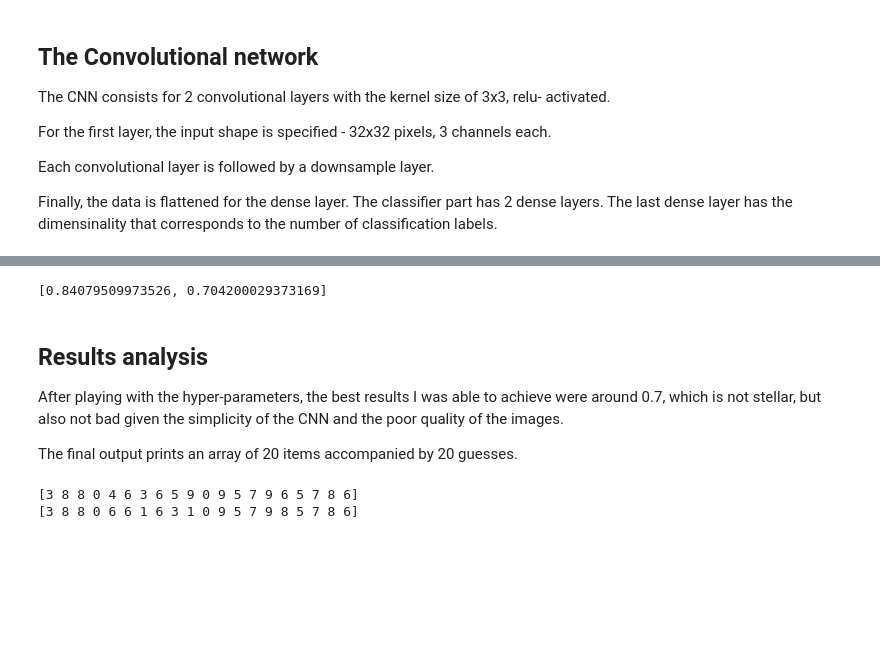
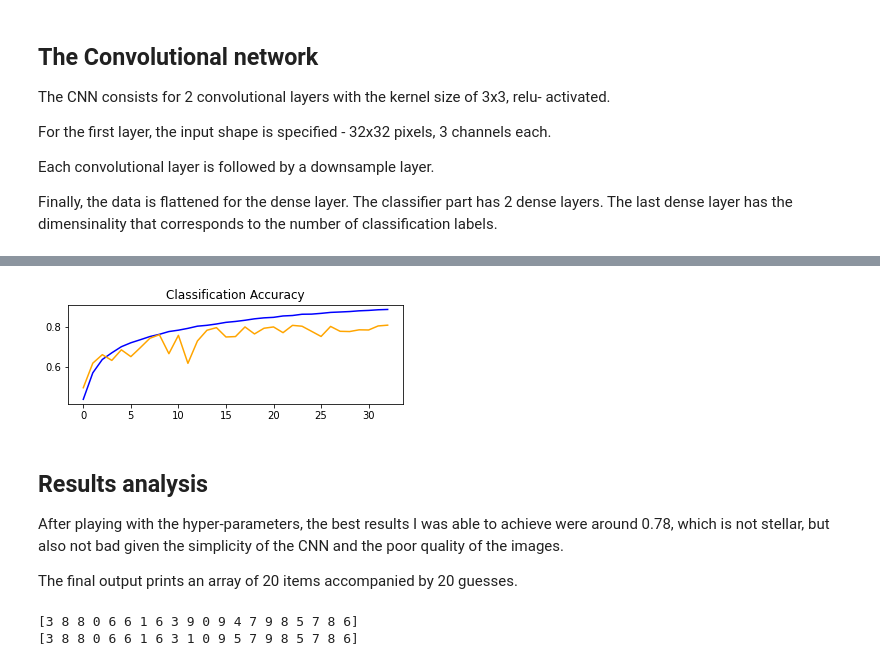
Before and after one commit to alexrayu/vfu, a Jupyter notebook: applied data science/CNN Image Classifier/CNN Image Classifier.ipynb, the cells around one changed output, grey strips where cells are left out. Cells and saved outputs as stored; diff of their text form; code cells hidden in the pictures; blank space fills up the shorter version.

```diff
--- a/applied data science/CNN Image Classifier/CNN Image Classifier.ipynb
+++ b/applied data science/CNN Image Classifier/CNN Image Classifier.ipynb
@@ -80,3 +82,10 @@ After:
+# %%
+# Plot diagnostic learning curves
+def summarize_diagnostics(history):
+    plt.subplot(211)
+    plt.title('Classification Accuracy')
+    plt.plot(history.history['accuracy'], color='blue', label='train')
+    plt.plot(history.history['val_accuracy'], color='orange', label='test')
 # %% [markdown]
 ## The Convolutional network
 
@@ -93,15 +102,27 @@ dense layers. The last dense layer has the dimensinality that corresponds to the
 number of classification labels.
 # %%
 cnn = models.Sequential([
-    layers.Conv2D(filters=32, kernel_size=(3, 3),
-                  activation='relu',
-                  input_shape=(32, 32, 3)),
+    layers.Conv2D(filters=64,
+          kernel_size=(3, 3),
+          activation='relu',
+          input_shape=(32, 32, 3)),
+    layers.BatchNormalization(),
     layers.MaxPooling2D(pool_size=(2, 2)),
     layers.Dropout(0.2),
 
-    layers.Conv2D(filters=64,
-                  kernel_size=(3, 3),
-                  activation='relu'),
+    layers.Conv2D(filters=128,
+          kernel_size=(3, 3),
+          activation='relu'),
+    layers.BatchNormalization(),
+    layers.MaxPooling2D(pool_size=(2, 2)),
+    layers.Dropout(0.2),
+
+    layers.Conv2D(filters=256,
+          kernel_size=(3, 3),
+          activation='relu'),
+    layers.BatchNormalization(),
+    layers.MaxPooling2D(pool_size=(2, 2)),
+    layers.Dropout(0.2),
 
     layers.Flatten(),
     layers.Dense(512, activation='relu'),
@@ -109,11 +130,24 @@ cnn = models.Sequential([
     layers.Dense(10, activation='softmax')
 ])
 
+# Stop training when the monitored metric has stopped improving.
+early_stop = EarlyStopping(monitor='val_loss',
+                           mode='min',
+                           verbose=1,
+                           patience=10)
+
 cnn.compile(optimizer='adam',
             loss='sparse_categorical_crossentropy',
             metrics=['accuracy'])
 
-cnn.fit(X_train, y_train, epochs=5)
+history = cnn.fit(X_train,
+                  y_train,
+                  epochs=100,
+                  batch_size=64,
+                  callbacks=[early_stop],
+                  validation_data=(X_test, y_test))
 
 cnn.evaluate(X_test,y_test)
+
+summarize_diagnostics(history)
 # %% [output]
@@ -131,9 +171,9 @@ Epoch 5/5
-[0.84079509973526, 0.704200029373169]
+[figure, added]
 # %% [markdown]
 ## Results analysis
 
 After playing with the hyper-parameters, the best results I was able to achieve
-were around 0.7, which is not stellar, but also not bad given the simplicity of
+were around 0.78, which is not stellar, but also not bad given the simplicity of
 the CNN and the poor quality of the images.
 
 The final output prints an array of 20 items accompanied by 20 guesses.
@@ -145,5 +185,5 @@ print(y_classes[:20])
 y_test = y_test.reshape(-1,)
 print(y_test[:20])
 # %% [output]
-[3 8 8 0 4 6 3 6 5 9 0 9 5 7 9 6 5 7 8 6]
+[3 8 8 0 6 6 1 6 3 9 0 9 4 7 9 8 5 7 8 6]
 [3 8 8 0 6 6 1 6 3 1 0 9 5 7 9 8 5 7 8 6]
```
Also changed, not shown: parts of 4 cells of this notebook.
